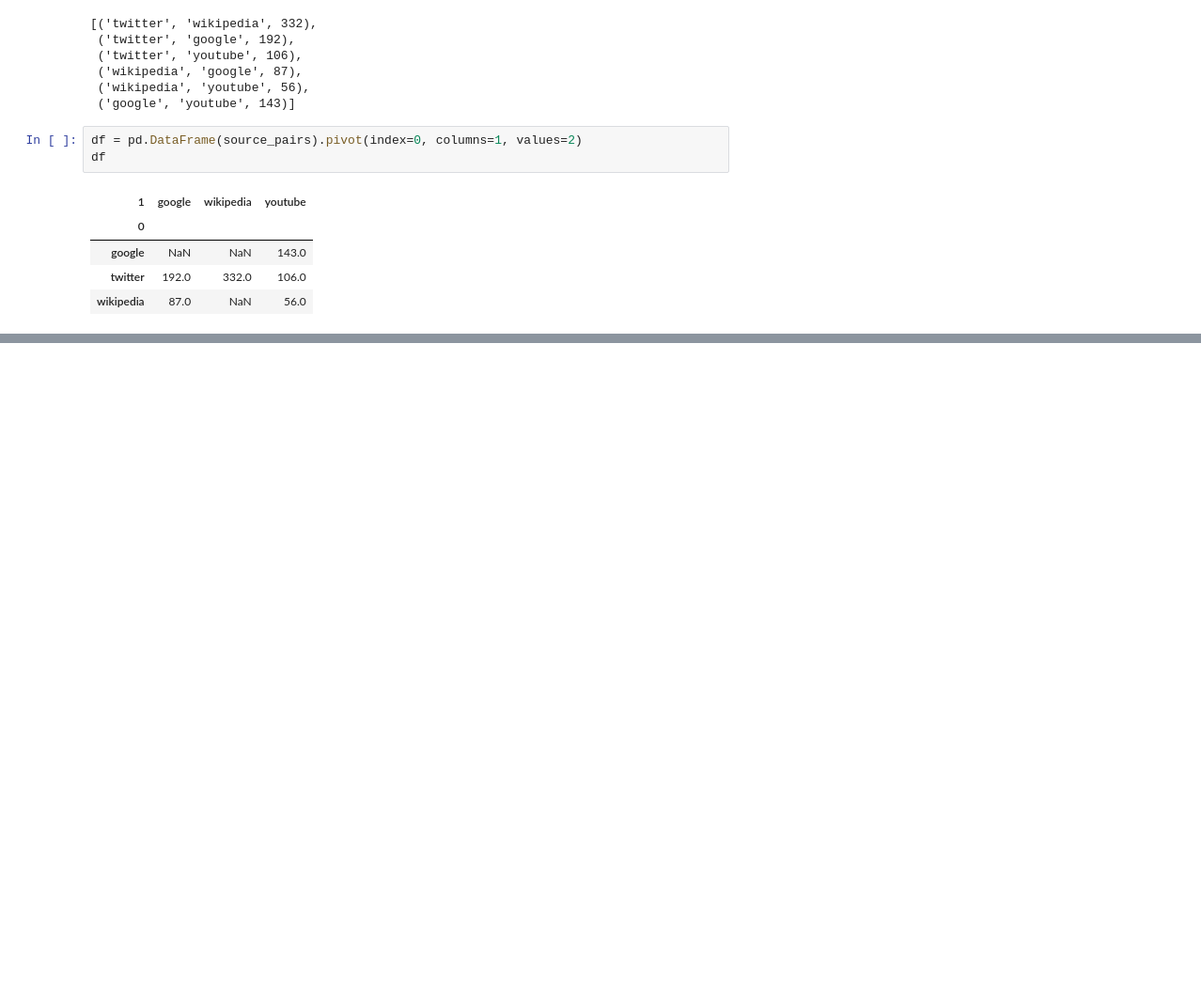
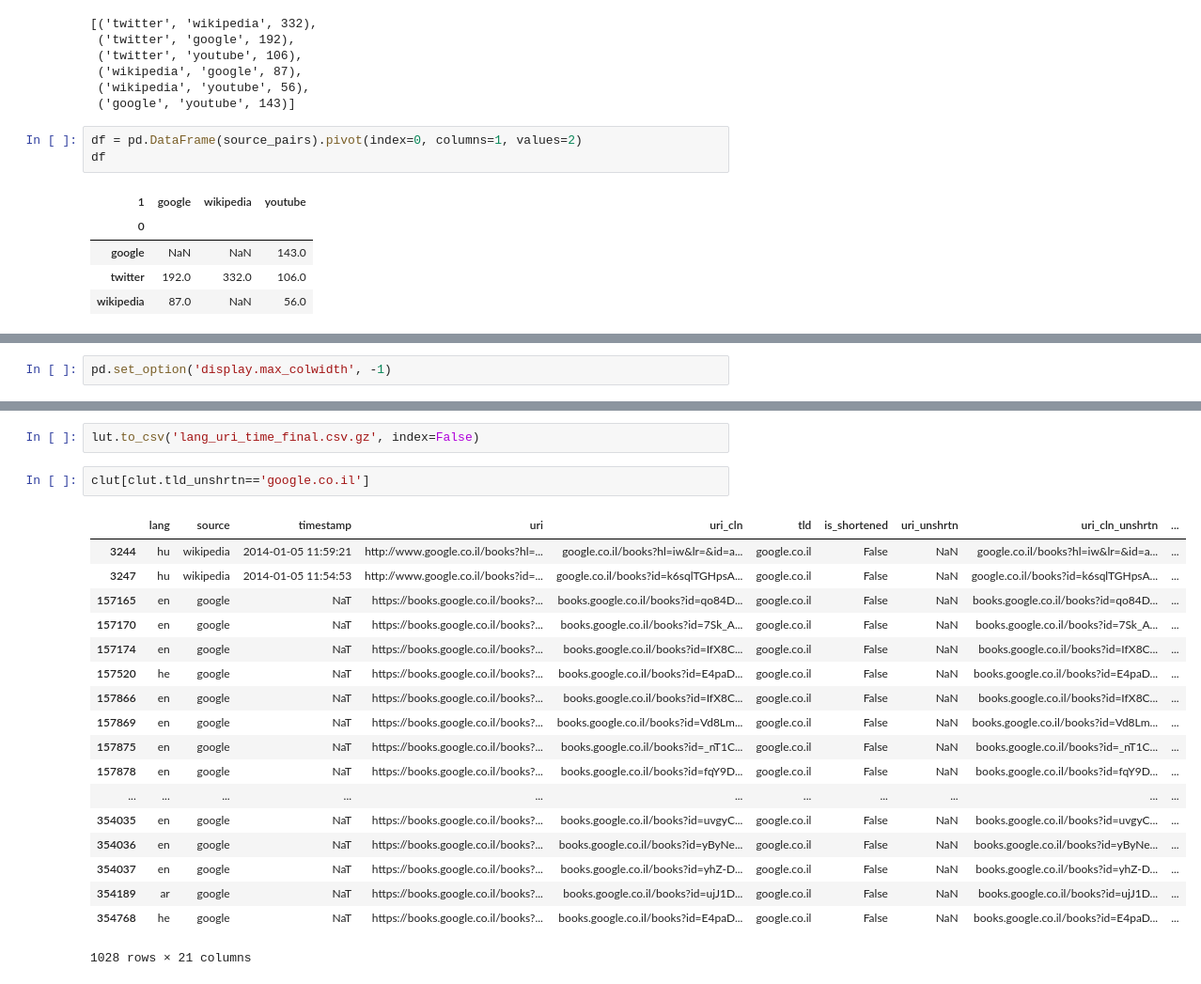
Before and after one commit to cjer/zuk, a Jupyter notebook: zuk_platform_basic_corpus_merge.ipynb, the cells around one changed output, grey strips where cells are left out. Shown at 94% size. Cells and saved outputs as stored; diff of their text form; blank space fills up the shorter version.

```diff
--- a/zuk_platform_basic_corpus_merge.ipynb
+++ b/zuk_platform_basic_corpus_merge.ipynb
@@ -722,0 +1827,2 @@ df
+# %%
+pd.set_option('display.max_colwidth', -1)
@@ -722,0 +2158,23 @@ df
+# %%
+lut.to_csv('lang_uri_time_final.csv.gz', index=False)
+# %%
+clut[clut.tld_unshrtn=='google.co.il']
+# %% [output]
+|  | lang | source | timestamp | uri | uri_cln | tld | is_shortened | uri_unshrtn | uri_cln_unshrtn | ... |
+| 3244 | hu | wikipedia | 2014-01-05 11:59:21 | http://www.google.co.il/books?hl=... | google.co.il/books?hl=iw&lr=&id=a... | google.co.il | False | NaN | google.co.il/books?hl=iw&lr=&id=a... | ... |
+| 3247 | hu | wikipedia | 2014-01-05 11:54:53 | http://www.google.co.il/books?id=... | google.co.il/books?id=k6sqlTGHpsA... | google.co.il | False | NaN | google.co.il/books?id=k6sqlTGHpsA... | ... |
+| 157165 | en | google | NaT | https://books.google.co.il/books?... | books.google.co.il/books?id=qo84D... | google.co.il | False | NaN | books.google.co.il/books?id=qo84D... | ... |
+| 157170 | en | google | NaT | https://books.google.co.il/books?... | books.google.co.il/books?id=7Sk_A... | google.co.il | False | NaN | books.google.co.il/books?id=7Sk_A... | ... |
+| 157174 | en | google | NaT | https://books.google.co.il/books?... | books.google.co.il/books?id=IfX8C... | google.co.il | False | NaN | books.google.co.il/books?id=IfX8C... | ... |
+| 157520 | he | google | NaT | https://books.google.co.il/books?... | books.google.co.il/books?id=E4paD... | google.co.il | False | NaN | books.google.co.il/books?id=E4paD... | ... |
+| 157866 | en | google | NaT | https://books.google.co.il/books?... | books.google.co.il/books?id=IfX8C... | google.co.il | False | NaN | books.google.co.il/books?id=IfX8C... | ... |
+| 157869 | en | google | NaT | https://books.google.co.il/books?... | books.google.co.il/books?id=Vd8Lm... | google.co.il | False | NaN | books.google.co.il/books?id=Vd8Lm... | ... |
+| 157875 | en | google | NaT | https://books.google.co.il/books?... | books.google.co.il/books?id=_nT1C... | google.co.il | False | NaN | books.google.co.il/books?id=_nT1C... | ... |
+| 157878 | en | google | NaT | https://books.google.co.il/books?... | books.google.co.il/books?id=fqY9D... | google.co.il | False | NaN | books.google.co.il/books?id=fqY9D... | ... |
+| ... | ... | ... | ... | ... | ... | ... | ... | ... | ... | ... |
+| 354035 | en | google | NaT | https://books.google.co.il/books?... | books.google.co.il/books?id=uvgyC... | google.co.il | False | NaN | books.google.co.il/books?id=uvgyC... | ... |
+| 354036 | en | google | NaT | https://books.google.co.il/books?... | books.google.co.il/books?id=yByNe... | google.co.il | False | NaN | books.google.co.il/books?id=yByNe... | ... |
+| 354037 | en | google | NaT | https://books.google.co.il/books?... | books.google.co.il/books?id=yhZ-D... | google.co.il | False | NaN | books.google.co.il/books?id=yhZ-D... | ... |
+| 354189 | ar | google | NaT | https://books.google.co.il/books?... | books.google.co.il/books?id=ujJ1D... | google.co.il | False | NaN | books.google.co.il/books?id=ujJ1D... | ... |
+| 354768 | he | google | NaT | https://books.google.co.il/books?... | books.google.co.il/books?id=E4paD... | google.co.il | False | NaN | books.google.co.il/books?id=E4paD... | ... |
+1028 rows × 21 columns
```
Also changed, not shown: parts of 156 cells of this notebook, 6 other files.
